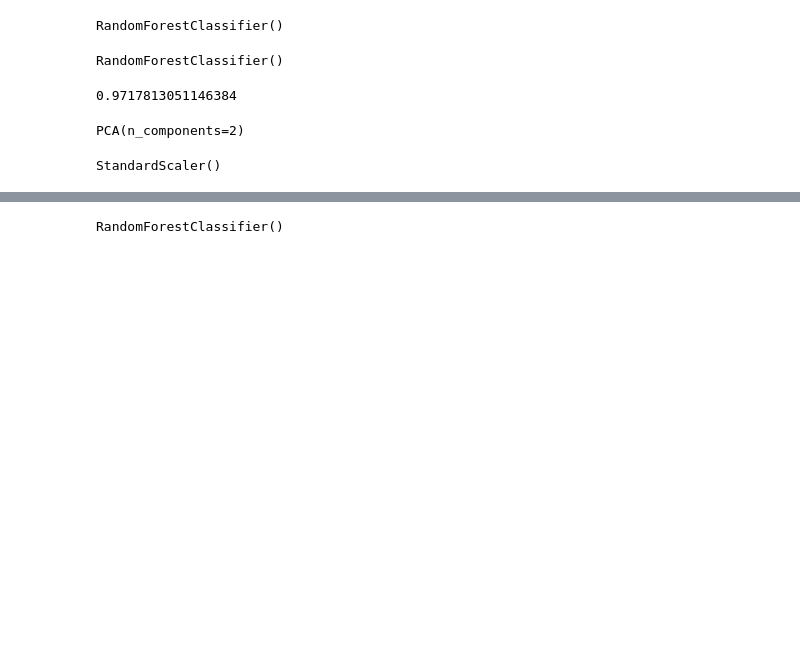
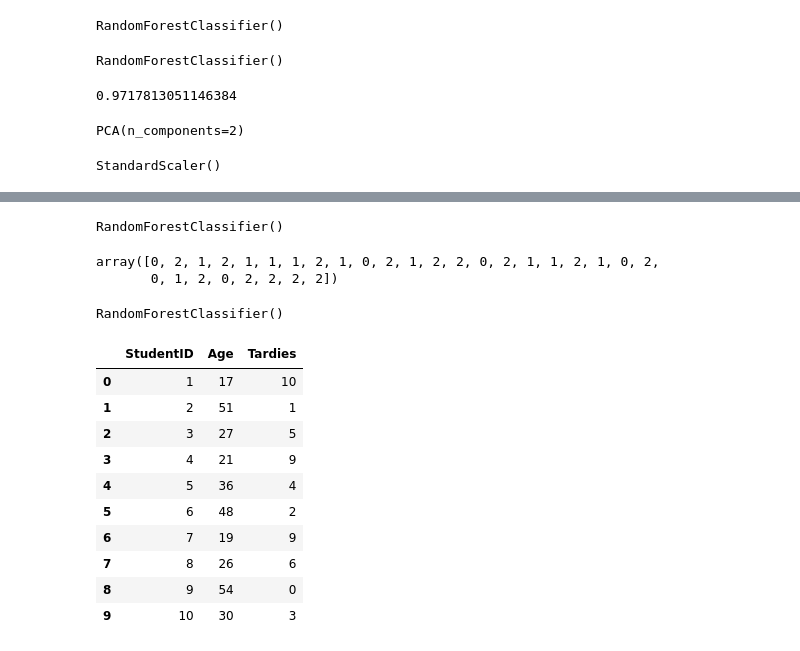
Before and after one commit to Ironhack-Data-Madrid-Enero-2024/apuntes_clase, a Jupyter notebook: semana_7/3.2 - Reduccion de dimensiones.ipynb, the cells around one changed output, grey strips where cells are left out. Saved outputs shown, nothing was run; the diff lists cells and outputs as text; code cells hidden in the pictures; blank space fills up the shorter version.

```diff
--- a/semana_7/3.2 - Reduccion de dimensiones.ipynb
+++ b/semana_7/3.2 - Reduccion de dimensiones.ipynb
@@ -599,4 +585,0 @@ array([0, 2, 1, 2, 1, 1, 1, 2, 1, 0, 2, 1, 2, 2, 0, 2, 1, 1, 2, 1, 0, 2,
-# %%
-rfc
-# %% [output]
-RandomForestClassifier()
@@ -602,0 +588,31 @@ RandomForestClassifier()
+# %%
+# reentrenar
+
+modelo_rf.fit(X_test, y_test)
+# %% [output]
+RandomForestClassifier()
+# %%
+modelo_rf.predict(X_test)
+# %% [output]
+array([0, 2, 1, 2, 1, 1, 1, 2, 1, 0, 2, 1, 2, 2, 0, 2, 1, 1, 2, 1, 0, 2,
+       0, 1, 2, 0, 2, 2, 2, 2])
+# %%
+rfc
+# %% [output]
+RandomForestClassifier()
+# %%
+import pandas as pd
+
+pd.read_clipboard()
+# %% [output]
+|  | StudentID | Age | Tardies |
+| 0 | 1 | 17 | 10 |
+| 1 | 2 | 51 | 1 |
+| 2 | 3 | 27 | 5 |
+| 3 | 4 | 21 | 9 |
+| 4 | 5 | 36 | 4 |
+| 5 | 6 | 48 | 2 |
+| 6 | 7 | 19 | 9 |
+| 7 | 8 | 26 | 6 |
+| 8 | 9 | 54 | 0 |
+| 9 | 10 | 30 | 3 |
```
Also changed, not shown: parts of 18 cells of this notebook.
